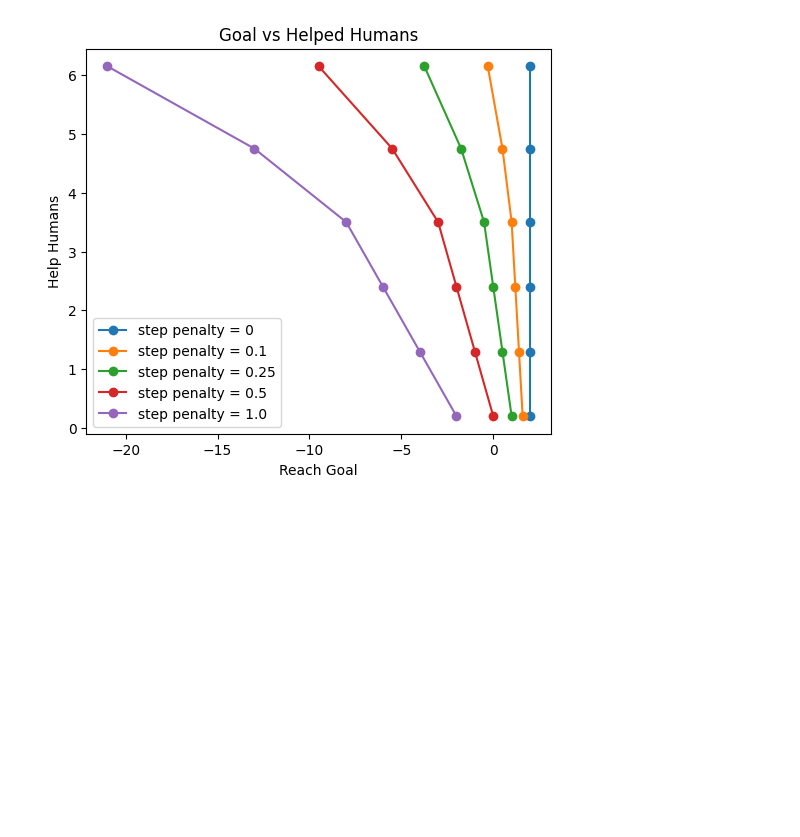
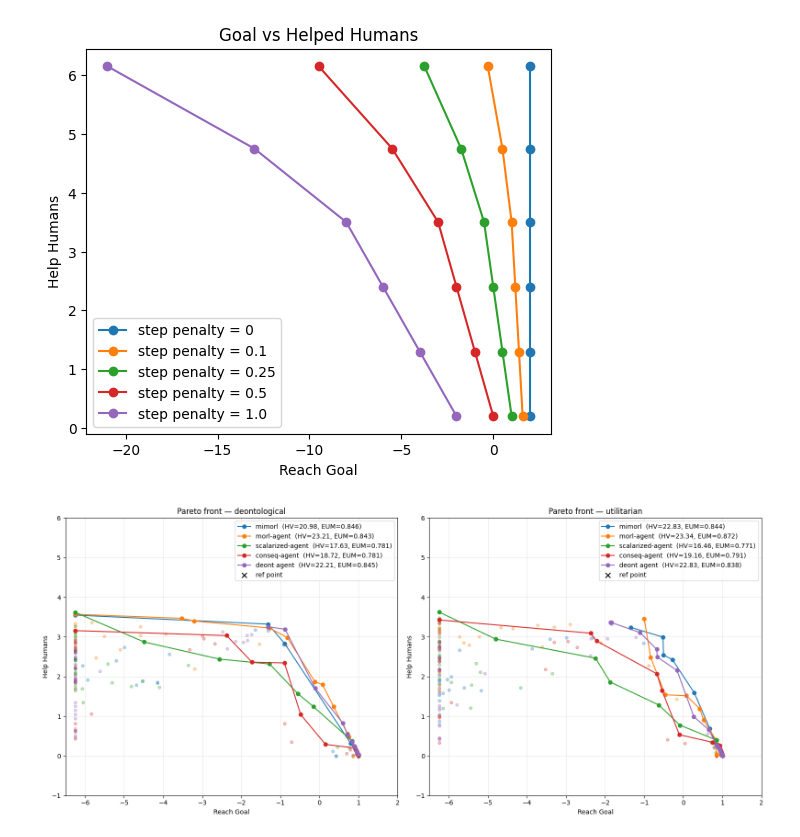
Before and after one commit to kristofsandor/essentially-contested-morl, a Jupyter notebook: visualize_human_distribution.ipynb, the cells around one changed output. Drawn from its saved outputs; the diff is of its cells as text; code cells hidden in the pictures; blank space fills up the shorter version.

```diff
--- a/visualize_human_distribution.ipynb
+++ b/visualize_human_distribution.ipynb
@@ -189,3 +192,75 @@ plt.legend()
 plt.show()
 # %% [output]
 [figure]
+# %%
+import os
+import numpy as np
+import matplotlib.pyplot as plt
+from morl_baselines.common.pareto import get_non_dominated
+from morl_baselines.common.performance_indicators import hypervolume, expected_utility
+from morl_baselines.common.weights import equally_spaced_weights
+
+def pareto_front(points):
+    """Return non-dominated points (both objectives maximized), sorted by obj 0."""
+    nd = get_non_dominated({tuple(p) for p in np.asarray(points, dtype=float)})
+    front = np.array(sorted(nd, key=lambda p: p[0]))
+    return front
+
+# (label, dir, {objective: filename}) for each method
+methods = [
+    ("mimorl",
+     r"results\reach_goal\pareto_front\small__400000__6xygky6r",
+     {"deontological": "eval_returns_deontological_1.0_0.0.npy",
+      "utilitarian":   "eval_returns_utilitarian_0.0_1.0.npy"}),
+]
+# pareto_front_small runs -> standard eval_returns_<objective>.npy naming
+for rid, name in [("382rlbf8", "morl-agent"), ("217jijq9", "scalarized-agent"),
+                  ("1nplijz7", "conseq-agent"), ("830lvx42", "deont agent")]:
+    methods.append((
+        name,
+        rf"results\reach_goal\pareto_front_small\small__400000__{rid}",
+        {"deontological": "eval_returns_deontological.npy",
+         "utilitarian":   "eval_returns_utilitarian.npy"},
+    ))
+
+objectives = ["deontological", "utilitarian"]
+colors = {label: c for (label, *_), c in
+          zip(methods, plt.rcParams["axes.prop_cycle"].by_key()["color"])}
+
+# weights set for the Expected Utility Metric
+weights_set = equally_spaced_weights(2, 100)
+
+fig, axes = plt.subplots(1, 2, figsize=(16, 7))
+
+for ax, objective in zip(axes, objectives):
+    loaded = {label: np.load(os.path.join(d, files[objective]))
+              for label, d, files in methods}
+    # shared min/max per objective across all methods -> fair, comparable metrics
+    all_pts = np.vstack(list(loaded.values()))
+    lo, hi = all_pts.min(axis=0), all_pts.max(axis=0)
+    span = np.where(hi > lo, hi - lo, 1.0)
+    ref_point = lo - 0.05 * span  # for HV (raw scale)
+
+    for label, pts in loaded.items():
+        ax.scatter(pts[:, 0], pts[:, 1], s=20, alpha=0.3, color=colors[label])
+        pf = pareto_front(pts)
+        hv = hypervolume(ref_point, pf)
+        # EUM on objectives normalized to [0, 1] so each axis contributes comparably
+        pf_norm = (pf - lo) / span
+        eum = expected_utility(pf_norm, weights_set)
+        ax.plot(pf[:, 0], pf[:, 1], marker="o", color=colors[label],
+                label=f"{label}  (HV={hv:.2f}, EUM={eum:.3f})")
+
+    ax.scatter(*ref_point, marker="x", color="black", s=60, label="ref point")
+    ax.set_title(f"Pareto front — {objective}")
+    ax.set_xlabel("Reach Goal")
+    ax.set_ylabel("Help Humans")
+    ax.set_ylim(-1, 6)
+    ax.set_xlim(-6.5, 2)
+    ax.legend()
+    ax.grid(True, alpha=0.3)
+
+plt.tight_layout()
+plt.show()
+# %% [output]
+[figure, added]
```
Also changed, not shown: parts of 7 cells of this notebook, 12 other files.
